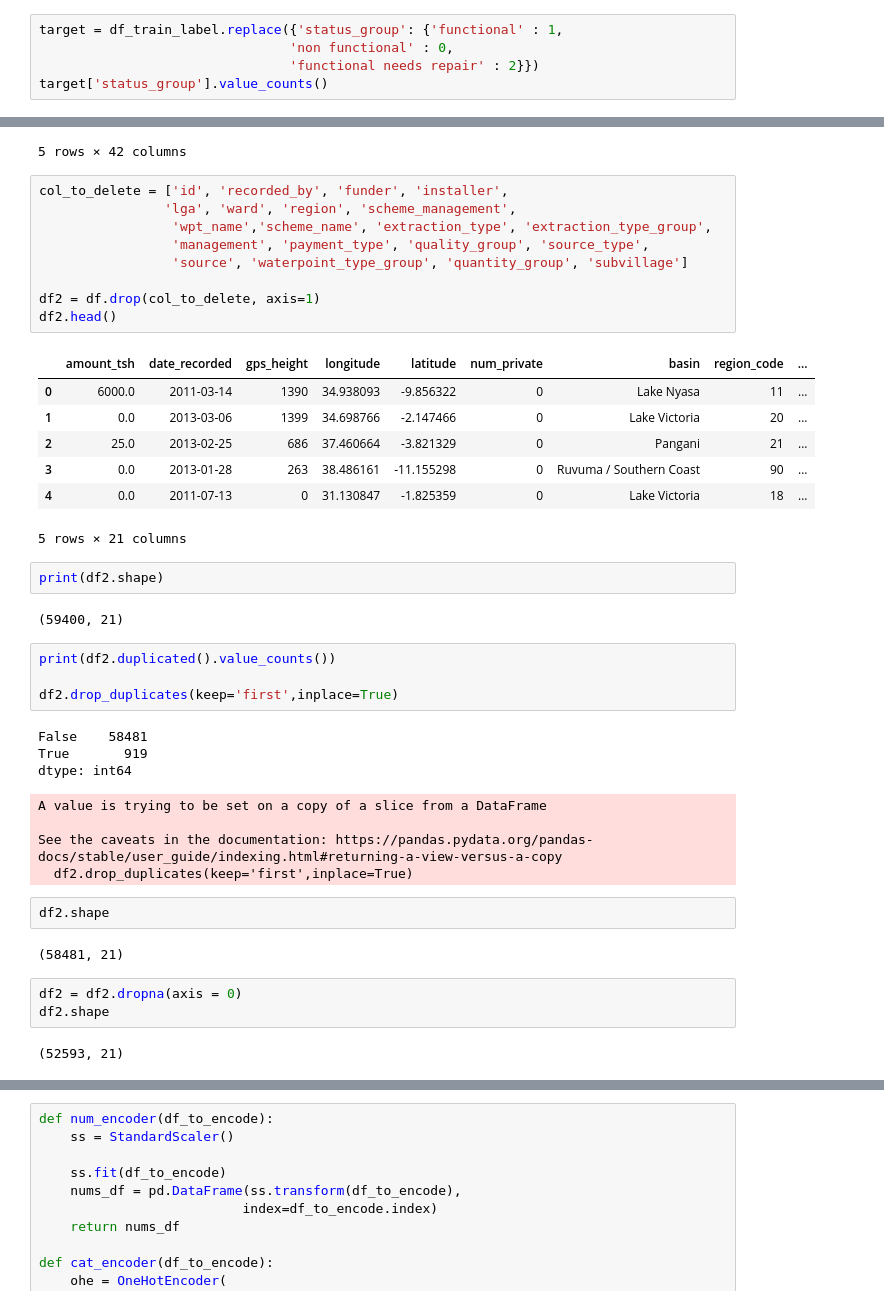
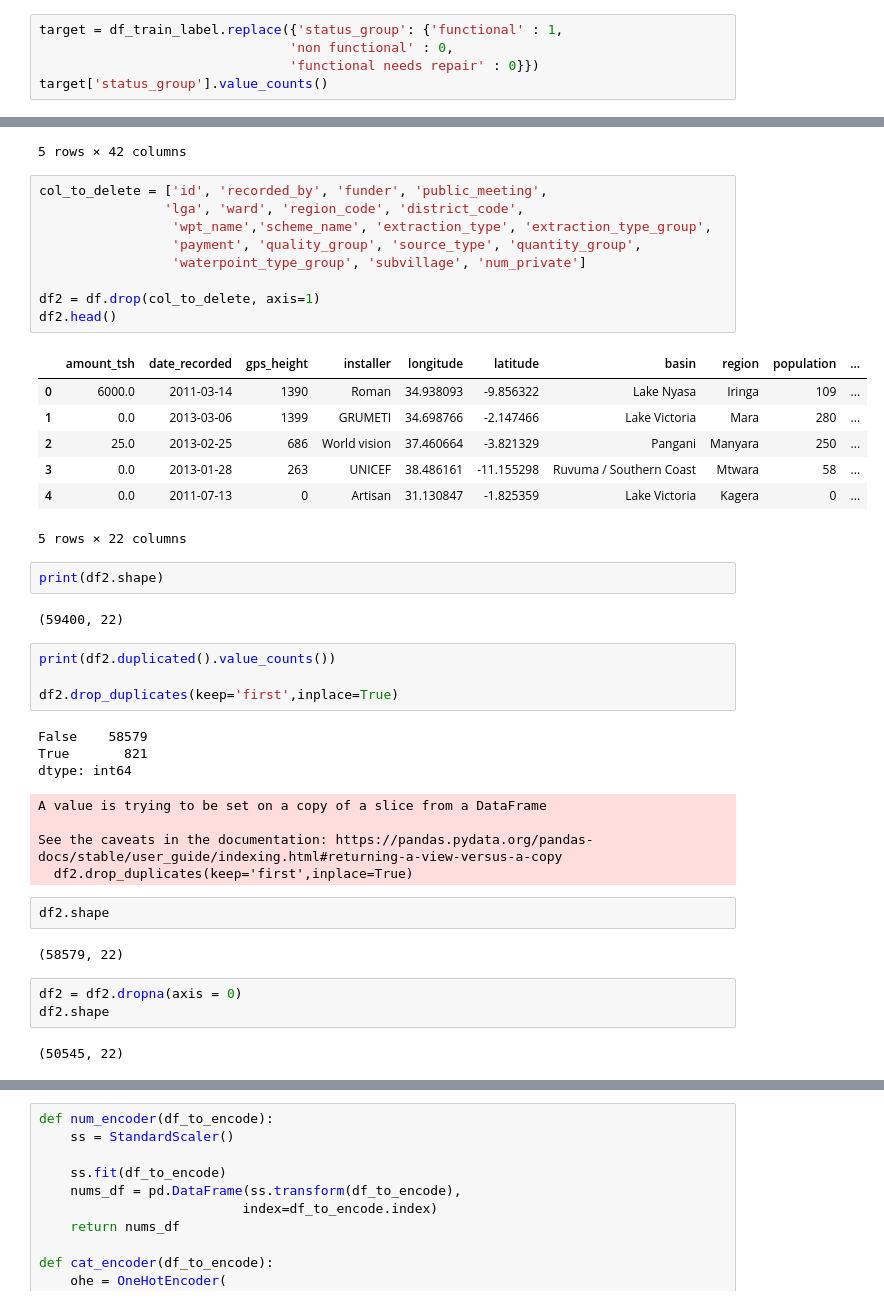
Before and after one commit to njw27/Supervised-ML-For-Tanzanian-Water-Wells, a Jupyter notebook: Group_Notebook.ipynb, the cells around one changed output, grey strips where cells are left out. Cells and saved outputs as stored; diff of their text form.

```diff
--- a/Group_Notebook.ipynb
+++ b/Group_Notebook.ipynb
@@ -62,7 +65,7 @@ Name: status_group, dtype: int64
 # %%
 target = df_train_label.replace({'status_group': {'functional' : 1,
                                 'non functional' : 0,
-                                'functional needs repair' : 2}})
+                                'functional needs repair' : 0}})
 target['status_group'].value_counts()
 # %% [output]
 1    32259
@@ -81,33 +83,33 @@ df.head()
 | 4 | 19728 | 0.0 | 2011-07-13 | Action In A | 0 | Artisan | 31.130847 | -1.825359 | Shuleni | ... |
 5 rows × 42 columns
 # %%
-col_to_delete = ['id', 'recorded_by', 'funder', 'installer',
-                'lga', 'ward', 'region', 'scheme_management',
+col_to_delete = ['id', 'recorded_by', 'funder', 'public_meeting',
+                'lga', 'ward', 'region_code', 'district_code',
                  'wpt_name','scheme_name', 'extraction_type', 'extraction_type_group',
-                 'management', 'payment_type', 'quality_group', 'source_type',
-                 'source', 'waterpoint_type_group', 'quantity_group', 'subvillage']
+                 'payment', 'quality_group', 'source_type', 'quantity_group',
+                 'waterpoint_type_group', 'subvillage', 'num_private']
 
 df2 = df.drop(col_to_delete, axis=1)
 df2.head()
 # %% [output]
-|  | amount_tsh | date_recorded | gps_height | longitude | latitude | num_private | basin | region_code | ... |
-| 0 | 6000.0 | 2011-03-14 | 1390 | 34.938093 | -9.856322 | 0 | Lake Nyasa | 11 | ... |
-| 1 | 0.0 | 2013-03-06 | 1399 | 34.698766 | -2.147466 | 0 | Lake Victoria | 20 | ... |
-| 2 | 25.0 | 2013-02-25 | 686 | 37.460664 | -3.821329 | 0 | Pangani | 21 | ... |
-| 3 | 0.0 | 2013-01-28 | 263 | 38.486161 | -11.155298 | 0 | Ruvuma / Southern Coast | 90 | ... |
-| 4 | 0.0 | 2011-07-13 | 0 | 31.130847 | -1.825359 | 0 | Lake Victoria | 18 | ... |
+|  | amount_tsh | date_recorded | gps_height | installer | longitude | latitude | basin | region | population | ... |
+| 0 | 6000.0 | 2011-03-14 | 1390 | Roman | 34.938093 | -9.856322 | Lake Nyasa | Iringa | 109 | ... |
+| 1 | 0.0 | 2013-03-06 | 1399 | GRUMETI | 34.698766 | -2.147466 | Lake Victoria | Mara | 280 | ... |
+| 2 | 25.0 | 2013-02-25 | 686 | World vision | 37.460664 | -3.821329 | Pangani | Manyara | 250 | ... |
+| 3 | 0.0 | 2013-01-28 | 263 | UNICEF | 38.486161 | -11.155298 | Ruvuma / Southern Coast | Mtwara | 58 | ... |
+| 4 | 0.0 | 2011-07-13 | 0 | Artisan | 31.130847 | -1.825359 | Lake Victoria | Kagera | 0 | ... |
-5 rows × 21 columns
+5 rows × 22 columns
 # %%
 print(df2.shape)
 # %% [output]
-(59400, 21)
+(59400, 22)
 # %%
 print(df2.duplicated().value_counts())
 
 df2.drop_duplicates(keep='first',inplace=True)
 # %% [output]
-False    58481
-True       919
+False    58579
+True       821
 dtype: int64
 A value is trying to be set on a copy of a slice from a DataFrame
 
@@ -116,12 +118,12 @@ See the caveats in the documentation: https://pandas.pydata.org/pandas-docs/stab
 # %%
 df2.shape
 # %% [output]
-(58481, 21)
+(58579, 22)
 # %%
 df2 = df2.dropna(axis = 0)
 df2.shape
 # %% [output]
-(52593, 21)
+(50545, 22)
 # %%
 df2['year_recorded'] = [val[0:4] for val in df2['date_recorded']]
 df2['year_recorded'].astype(np.int64)
```
Also changed, not shown: parts of 11 cells of this notebook.
